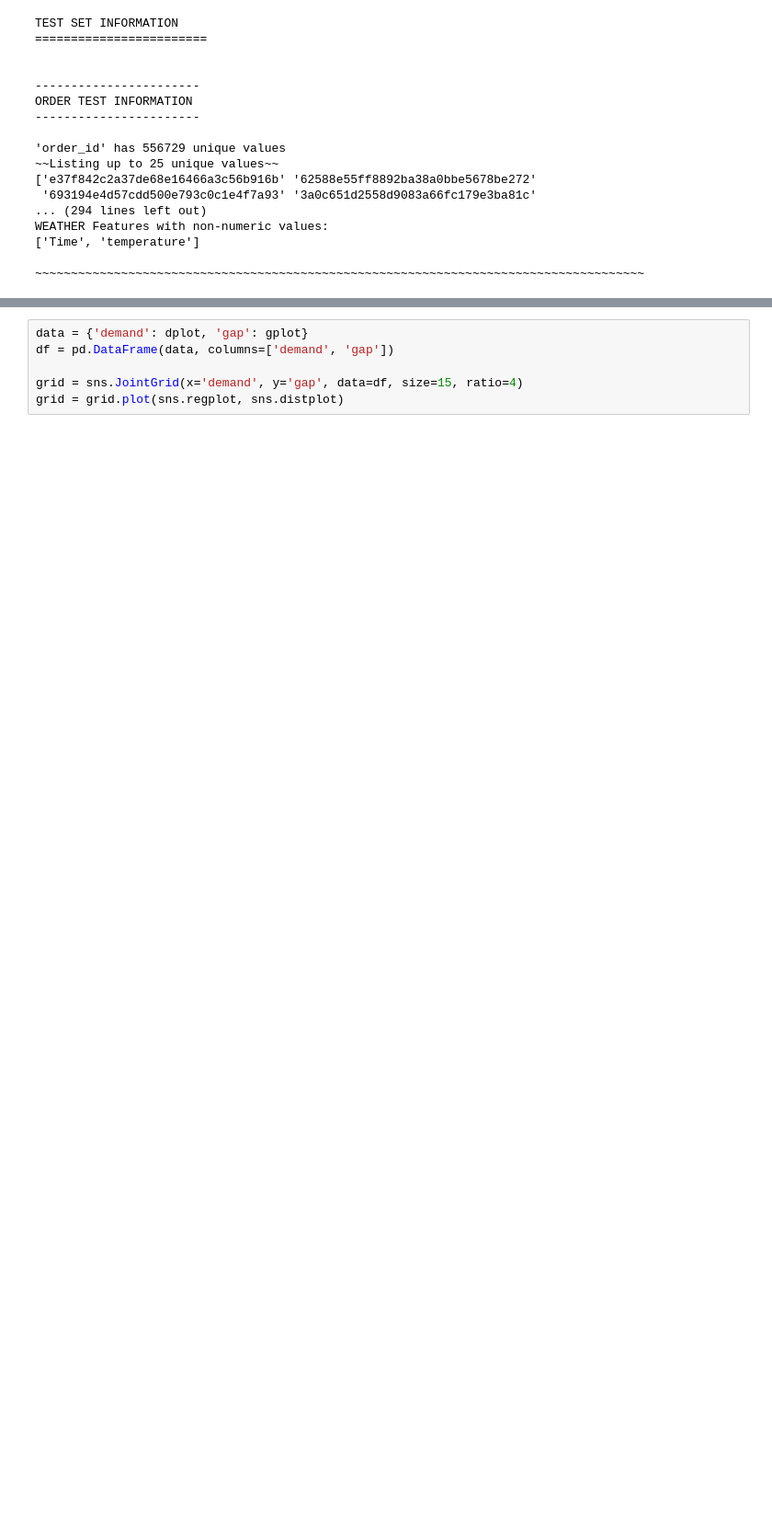
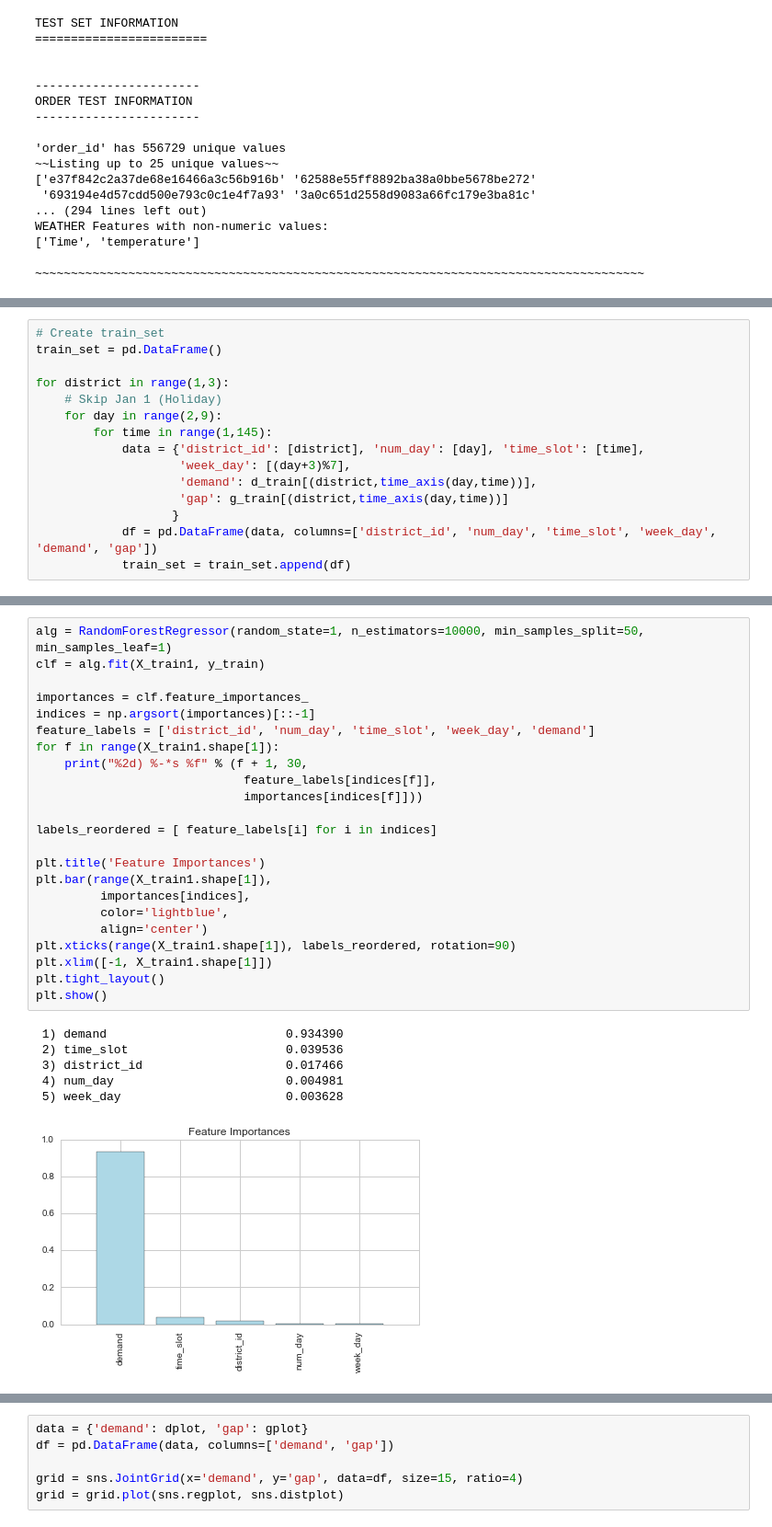
Before and after one commit to rvishakh/udacity, a Jupyter notebook: MLND/capstone/didi/template.ipynb, the cells around one changed output, grey strips where cells are left out. Shown: that part at 92% size. Cells and saved outputs as stored; diff of their text form; blank space fills up the shorter version.

```diff
--- a/MLND/capstone/didi/template.ipynb
+++ b/MLND/capstone/didi/template.ipynb
@@ -476,0 +484,15 @@ d, s, g = demand_supply(order_test)
+# %%
+# Create train_set
+train_set = pd.DataFrame()
+
+for district in range(1,3):
+    # Skip Jan 1 (Holiday)
+    for day in range(2,9):
+        for time in range(1,145):
+            data = {'district_id': [district], 'num_day': [day], 'time_slot': [time],
+                    'week_day': [(day+3)%7],
+                    'demand': d_train[(district,time_axis(day,time))],
+                    'gap': g_train[(district,time_axis(day,time))]
+                   }
+            df = pd.DataFrame(data, columns=['district_id', 'num_day', 'time_slot', 'week_day', 'demand', 'gap'])
+            train_set = train_set.append(df)
@@ -477 +606,31 @@ d, s, g = demand_supply(order_test)
+# %%
+alg = RandomForestRegressor(random_state=1, n_estimators=10000, min_samples_split=50, min_samples_leaf=1)
+clf = alg.fit(X_train1, y_train)
+
+importances = clf.feature_importances_
+indices = np.argsort(importances)[::-1]
+feature_labels = ['district_id', 'num_day', 'time_slot', 'week_day', 'demand']
+for f in range(X_train1.shape[1]):
+    print("%2d) %-*s %f" % (f + 1, 30,
+                             feature_labels[indices[f]],
+                             importances[indices[f]]))
+
+labels_reordered = [ feature_labels[i] for i in indices]
+
+plt.title('Feature Importances')
+plt.bar(range(X_train1.shape[1]),
+         importances[indices],
+         color='lightblue',
+         align='center')
+plt.xticks(range(X_train1.shape[1]), labels_reordered, rotation=90)
+plt.xlim([-1, X_train1.shape[1]])
+plt.tight_layout()
+plt.show()
+# %% [output]
+ 1) demand                         0.934390
+ 2) time_slot                      0.039536
+ 3) district_id                    0.017466
+ 4) num_day                        0.004981
+ 5) week_day                       0.003628
+[figure, added]
 # %%
```
Also changed, not shown: parts of 12 cells of this notebook.
